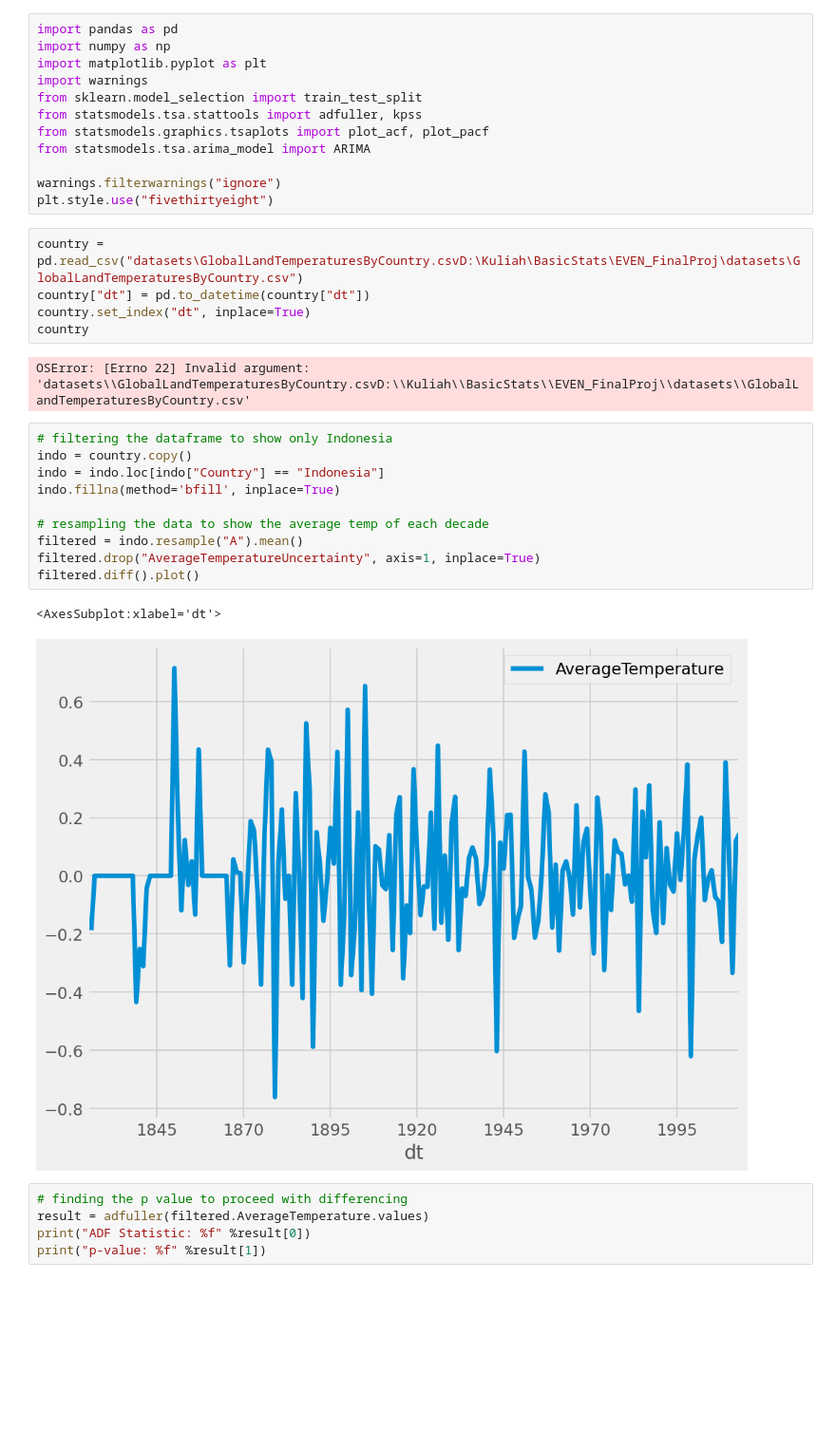
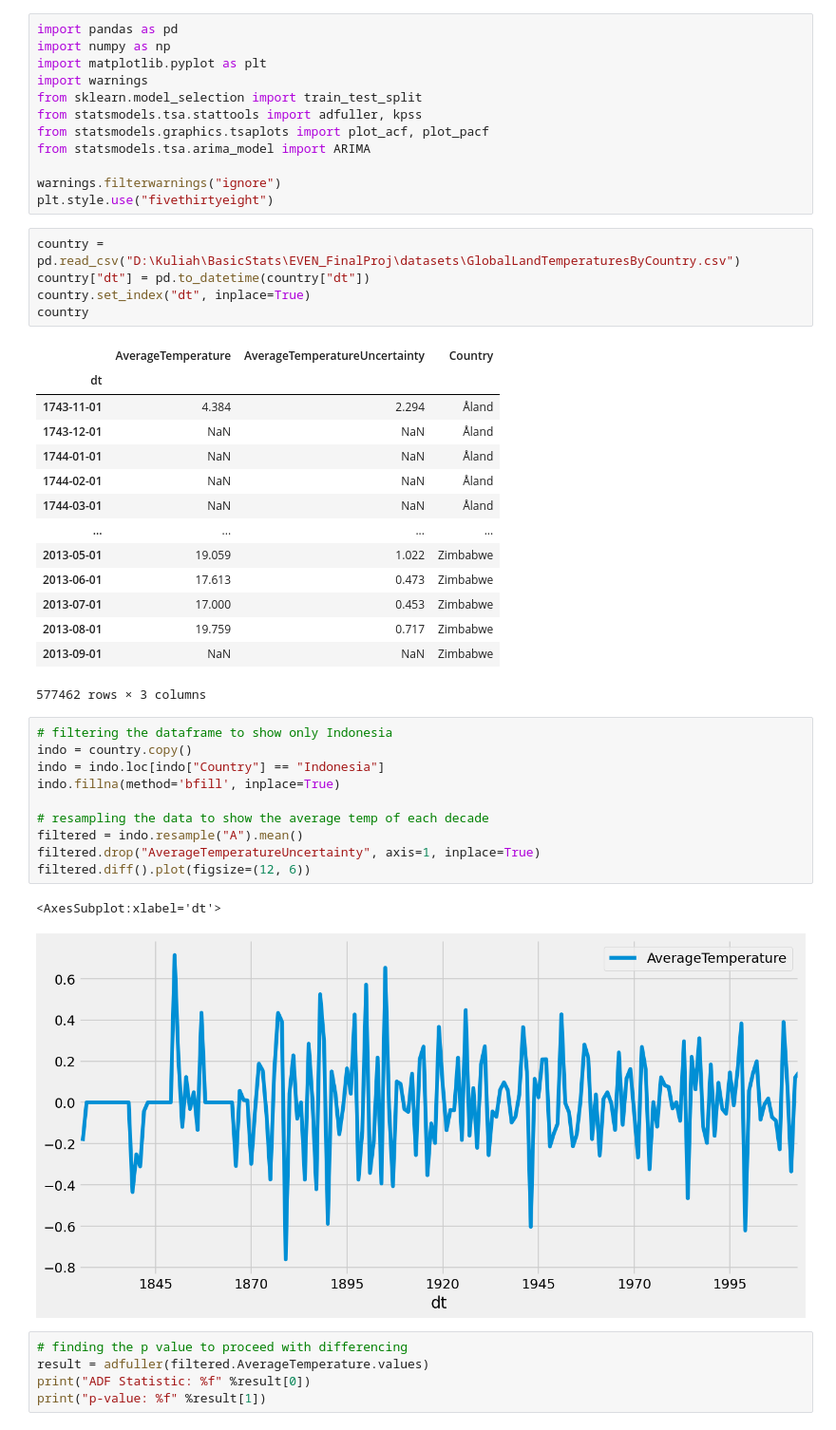
Before and after one commit to EdwardMatthew/Climate-Forecasting, a Jupyter notebook: TimeSeries/timeseries.ipynb, the cells around one changed output. Shown: that part at 95% size. Saved outputs shown, nothing was run; the diff lists cells and outputs as text; blank space fills up the shorter version.

```diff
--- a/TimeSeries/timeseries.ipynb
+++ b/TimeSeries/timeseries.ipynb
@@ -11,25 +11,38 @@ from statsmodels.tsa.arima_model import ARIMA
 warnings.filterwarnings("ignore")
 plt.style.use("fivethirtyeight")
 # %%
-country = pd.read_csv("datasets\GlobalLandTemperaturesByCountry.csvD:\Kuliah\BasicStats\EVEN_FinalProj\datasets\GlobalLandTemperaturesByCountry.csv")
+country = pd.read_csv("D:\Kuliah\BasicStats\EVEN_FinalProj\datasets\GlobalLandTemperaturesByCountry.csv")
 country["dt"] = pd.to_datetime(country["dt"])
 country.set_index("dt", inplace=True)
 country
 # %% [output]
+|  | AverageTemperature | AverageTemperatureUncertainty | Country |
+| dt |  |  |  |
+| 1743-11-01 | 4.384 | 2.294 | Åland |
+| 1743-12-01 | NaN | NaN | Åland |
+| 1744-01-01 | NaN | NaN | Åland |
+| 1744-02-01 | NaN | NaN | Åland |
+| 1744-03-01 | NaN | NaN | Åland |
+| ... | ... | ... | ... |
+| 2013-05-01 | 19.059 | 1.022 | Zimbabwe |
+| 2013-06-01 | 17.613 | 0.473 | Zimbabwe |
+| 2013-07-01 | 17.000 | 0.453 | Zimbabwe |
+| 2013-08-01 | 19.759 | 0.717 | Zimbabwe |
+| 2013-09-01 | NaN | NaN | Zimbabwe |
-OSError: [Errno 22] Invalid argument: 'datasets\\GlobalLandTemperaturesByCountry.csvD:\\Kuliah\\BasicStats\\EVEN_FinalProj\\datasets\\GlobalLandTemperaturesByCountry.csv'
+577462 rows × 3 columns
 # %%
 # filtering the dataframe to show only Indonesia
 indo = country.copy()
 indo = indo.loc[indo["Country"] == "Indonesia"]
 indo.fillna(method='bfill', inplace=True)
 
 # resampling the data to show the average temp of each decade
 filtered = indo.resample("A").mean()
 filtered.drop("AverageTemperatureUncertainty", axis=1, inplace=True)
-filtered.diff().plot()
+filtered.diff().plot(figsize=(12, 6))
 # %% [output]
 <AxesSubplot:xlabel='dt'>
-[figure, old version]
+[figure, new version]
 # %%
 # finding the p value to proceed with differencing
 result = adfuller(filtered.AverageTemperature.values)
```
Also changed, not shown: parts of 3 cells of this notebook.
